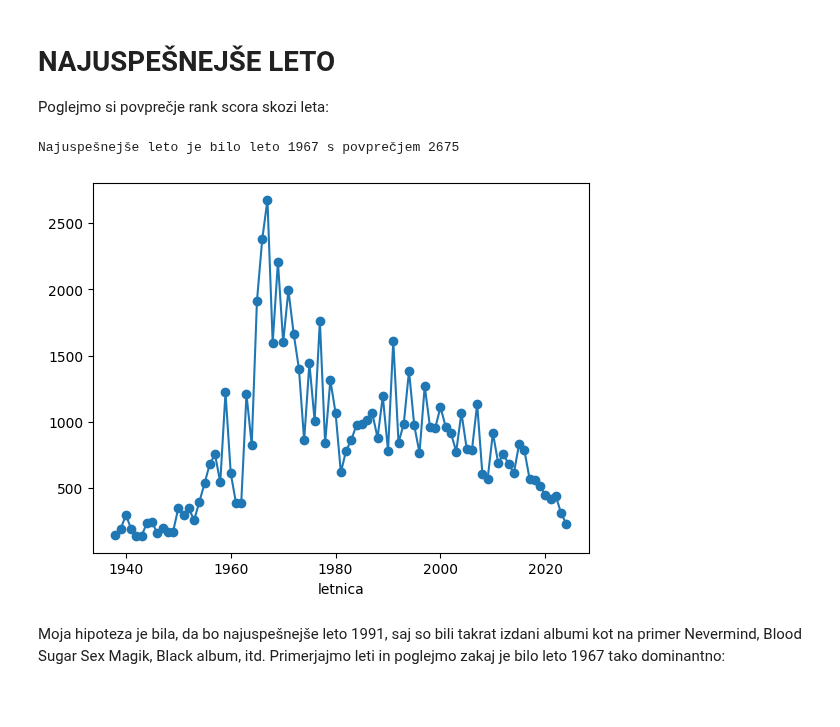
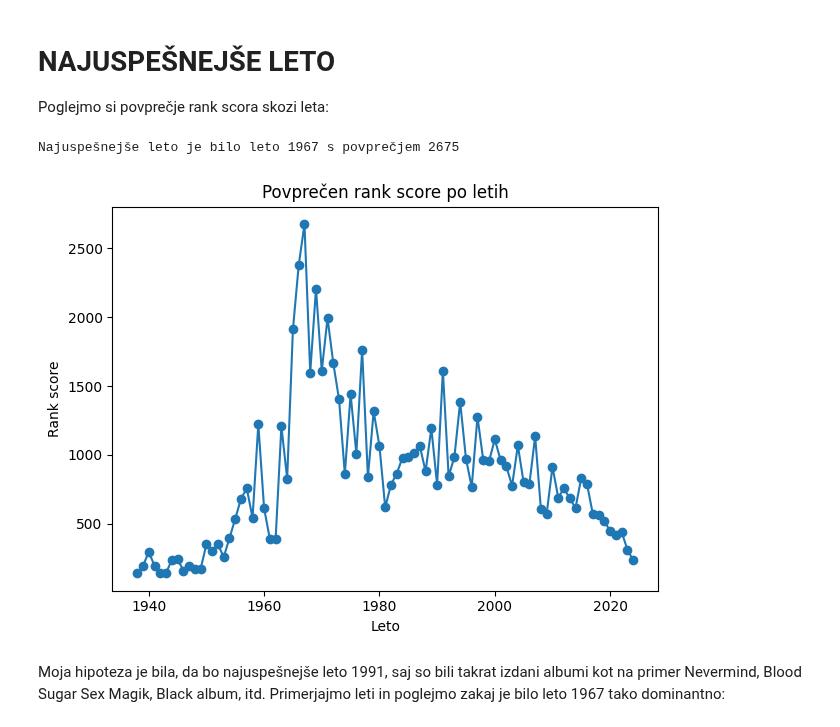
Before and after one commit to filiperznoznik/Seminarska_UVP, a Jupyter notebook: analiza_podatkov.ipynb, the cells around one changed output. Cells and saved outputs as stored; diff of their text form; code cells hidden in the pictures; blank space fills up the shorter version.

```diff
--- a/analiza_podatkov.ipynb
+++ b/analiza_podatkov.ipynb
@@ -35,12 +35,17 @@ kopija = df[["letnica", "rank_score"]].copy()
 # %%
 leto = kopija.groupby("letnica")["rank_score"].mean()
 najbolse_leto = leto.idxmax()
 najboljse_povprecje = leto.max()
 leto.plot(x=leto.index, y=leto.values, marker='o')
 print(f"Najuspešnejše leto je bilo leto {najbolse_leto} s povprečjem {round(najboljse_povprecje)}")
+plt.title('Povprečen rank score po letih')
+plt.xlabel('Leto')
+plt.ylabel('Rank score')
+plt.tight_layout()
+plt.show()
 # %% [output]
 Najuspešnejše leto je bilo leto 1967 s povprečjem 2675
-[figure, old version]
+[figure, new version]
 # %% [markdown]
 Moja hipoteza je bila, da bo najuspešnejše leto 1991, saj so bili takrat izdani albumi kot na primer Nevermind, Blood Sugar Sex Magik, Black album, itd. Primerjajmo leti in poglejmo zakaj je bilo leto 1967 tako dominantno:
 # %%
```
Also changed, not shown: parts of 19 cells of this notebook, 3 other files.
